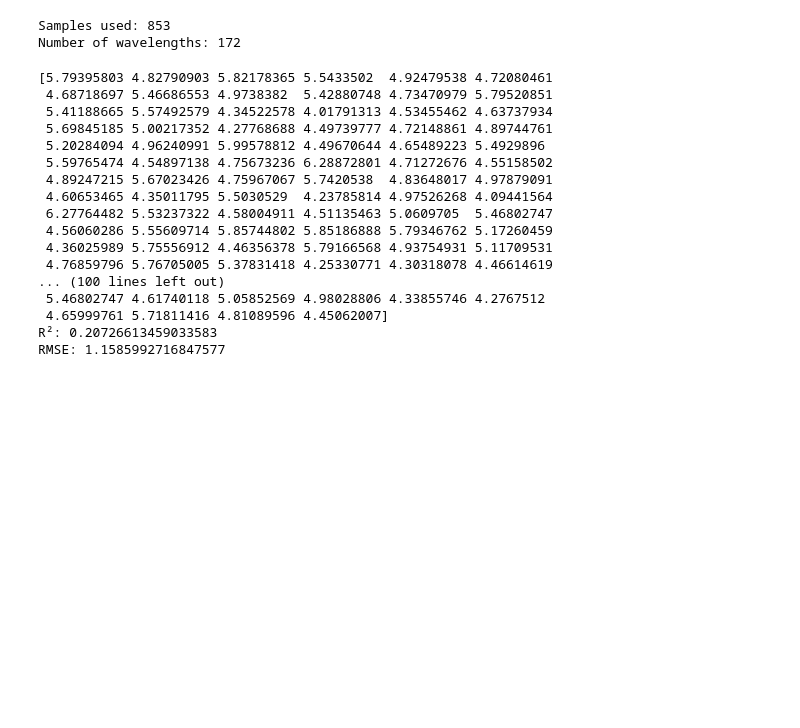
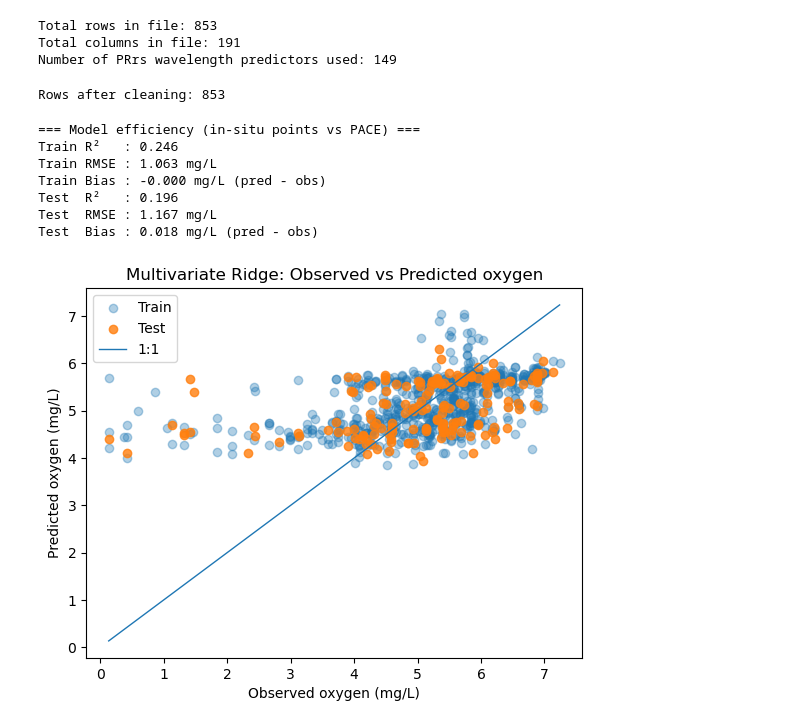
Before and after one commit to fish-pace/2026-proj-hypoxia-zones, a Jupyter notebook: contributor_folders/KrishnaMummadi/Multivariate_regression.ipynb, the cells around one changed output. Drawn from its saved outputs; the diff is of its cells as text; code cells hidden in the pictures; blank space fills up the shorter version.

Commit message:
Multivariate analysis update

```diff
--- a/contributor_folders/KrishnaMummadi/Multivariate_regression.ipynb
+++ b/contributor_folders/KrishnaMummadi/Multivariate_regression.ipynb
@@ -15,8 +15,19 @@ df = pd.read_csv("/home/jovyan/2026-proj-hypoxia-zones/data/sat_matchups/Unique_
 y = df["oxygen"]
 
 # predictors: ONLY multivariate wavelengths
-wl_cols = [c for c in df.columns if c.startswith("PRrs")]
+wl_cols = [
+    c for c in df.columns
+    if c.startswith("PRrs") and int(c.replace("PRrs", "")) > 400
+]
+
 X = df[wl_cols]
+print("Total rows in file:", df.shape[0])
+print("Total columns in file:", df.shape[1])
+print("Number of PRrs wavelength predictors used:", len(wl_cols))
+# %% [output]
+Total rows in file: 853
+Total columns in file: 191
+Number of PRrs wavelength predictors used: 149
 # %%
 mask = X.notnull().all(axis=1) & y.notnull()
 X = X.loc[mask]
@@ -25,8 +36,7 @@ y = y.loc[mask]
 print("Samples used:", len(y))
 print("Number of wavelengths:", len(wl_cols))
 # %% [output]
-Samples used: 853
-Number of wavelengths: 172
+Rows after cleaning: 853
 # %%
 X_train, X_test, y_train, y_test = train_test_split(
     X, y, test_size=0.2, random_state=42
@@ -41,28 +51,49 @@ model = Pipeline([
 model.fit(X_train, y_train)
 
 # predict
-y_pred = model.predict(X_test)
 y_pred_train = model.predict(X_train)
+y_pred_test  = model.predict(X_test)
 
+# --- Metrics (test + train) ---
+r2_train = r2_score(y_train, y_pred_train)
+r2_test  = r2_score(y_test,  y_pred_test)
+
+rmse_train = np.sqrt(mean_squared_error(y_train, y_pred_train))
+rmse_test  = np.sqrt(mean_squared_error(y_test,  y_pred_test))
+
+bias_train = (y_pred_train - y_train).mean()
+bias_test  = (y_pred_test  - y_test).mean()
 
 # evaluate
-print("R²:", r2_score(y_test, y_pred))
-print("RMSE:", np.sqrt(mean_squared_error(y_test, y_pred)))
+print("\n=== Model efficiency (in-situ points vs PACE) ===")
+print(f"Train R²   : {r2_train:.3f}")
+print(f"Train RMSE : {rmse_train:.3f} mg/L")
+print(f"Train Bias : {bias_train:.3f} mg/L (pred - obs)")
+print(f"Test  R²   : {r2_test:.3f}")
+print(f"Test  RMSE : {rmse_test:.3f} mg/L")
+print(f"Test  Bias : {bias_test:.3f} mg/L (pred - obs)")
 # %% [output]
-[5.79395803 4.82790903 5.82178365 5.5433502  4.92479538 4.72080461
- 4.68718697 5.46686553 4.9738382  5.42880748 4.73470979 5.79520851
- 5.41188665 5.57492579 4.34522578 4.01791313 4.53455462 4.63737934
- 5.69845185 5.00217352 4.27768688 4.49739777 4.72148861 4.89744761
- 5.20284094 4.96240991 5.99578812 4.49670644 4.65489223 5.4929896
- 5.59765474 4.54897138 4.75673236 6.28872801 4.71272676 4.55158502
- 4.89247215 5.67023426 4.75967067 5.7420538  4.83648017 4.97879091
- 4.60653465 4.35011795 5.5030529  4.23785814 4.97526268 4.09441564
- 6.27764482 5.53237322 4.58004911 4.51135463 5.0609705  5.46802747
- 4.56060286 5.55609714 5.85744802 5.85186888 5.79346762 5.17260459
- 4.36025989 5.75556912 4.46356378 5.79166568 4.93754931 5.11709531
- 4.76859796 5.76705005 5.37831418 4.25330771 4.30318078 4.46614619
-... (100 lines left out)
- 5.46802747 4.61740118 5.05852569 4.98028806 4.33855746 4.2767512
- 4.65999761 5.71811416 4.81089596 4.45062007]
-R²: 0.20726613459033583
-RMSE: 1.1585992716847577
+=== Model efficiency (in-situ points vs PACE) ===
+Train R²   : 0.246
+Train RMSE : 1.063 mg/L
+Train Bias : -0.000 mg/L (pred - obs)
+Test  R²   : 0.196
+Test  RMSE : 1.167 mg/L
+Test  Bias : 0.018 mg/L (pred - obs)
+# %%
+# 9) Plot: Observed vs Predicted (train + test) with 1:1 line
+plt.figure()
+plt.scatter(y_train, y_pred_train, alpha=0.35, label="Train")
+plt.scatter(y_test,  y_pred_test,  alpha=0.80, label="Test")
+
+ymin = min(y_train.min(), y_test.min(), y_pred_train.min(), y_pred_test.min())
+ymax = max(y_train.max(), y_test.max(), y_pred_train.max(), y_pred_test.max())
+plt.plot([ymin, ymax], [ymin, ymax], linewidth=1, label="1:1")
+
+plt.xlabel("Observed oxygen (mg/L)")
+plt.ylabel("Predicted oxygen (mg/L)")
+plt.title("Multivariate Ridge: Observed vs Predicted oxygen")
+plt.legend()
+plt.show()
+# %% [output]
+[figure, added]
```
Also changed, not shown: parts of 4 cells of this notebook.
